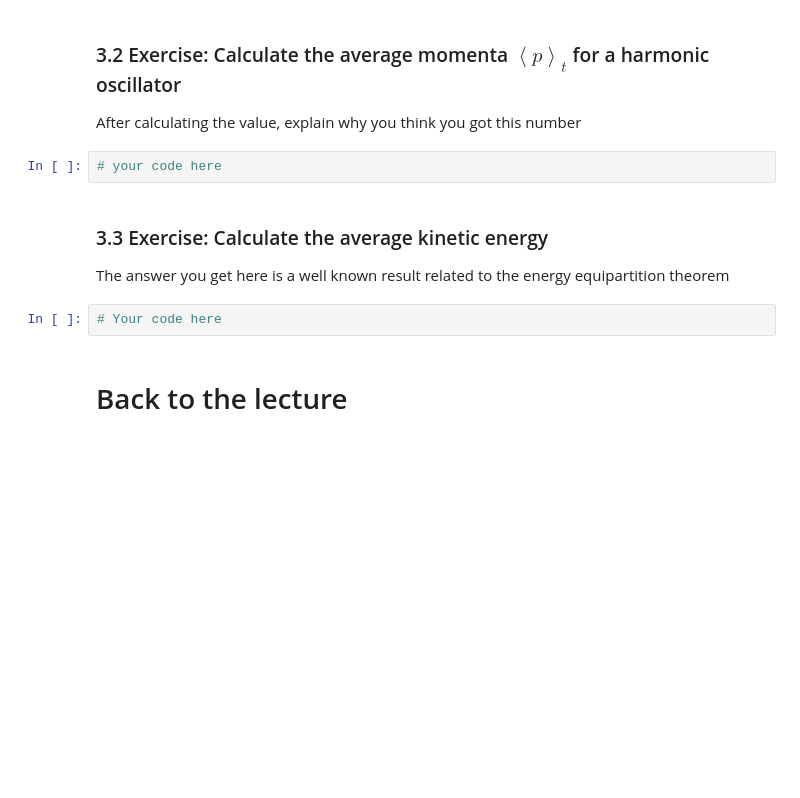
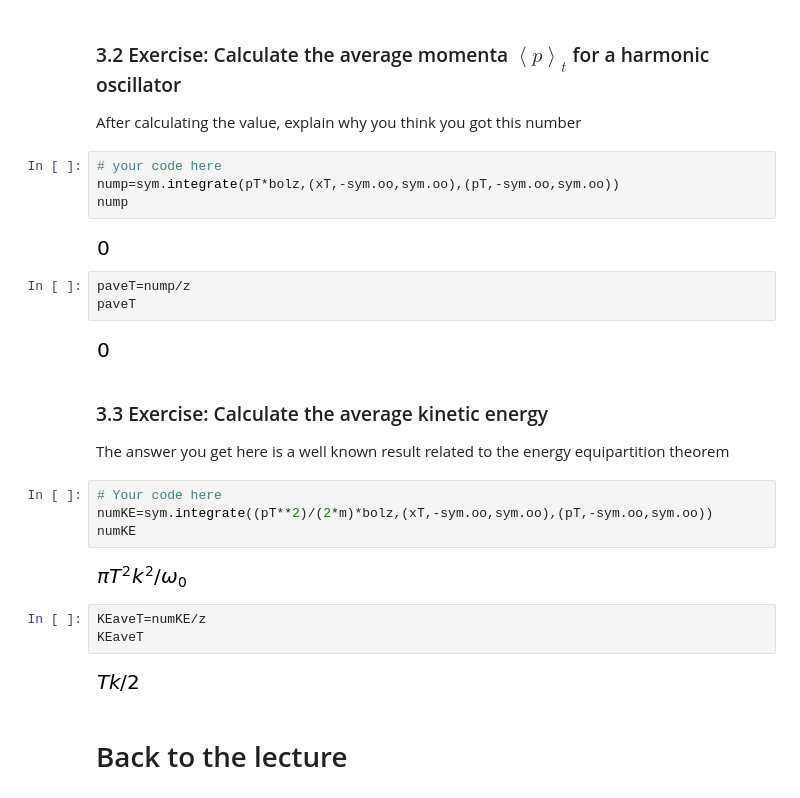
Before and after one commit to sju-chem264-2019/new-10-14-10-m-jacobo, a Jupyter notebook: harmonic_student.ipynb, the cells around one changed output. Drawn from its saved outputs; the diff is of its cells as text; blank space fills up the shorter version.

```diff
--- a/harmonic_student.ipynb
+++ b/harmonic_student.ipynb
@@ -206,14 +206,32 @@ xaveT
 ### 3.2 Exercise: Calculate the average momenta  ${\left\langle {p} \right\rangle}_t$ for a harmonic oscillator
 
 After calculating the value, explain why you think you got this number
-# %%
-# your code here
+# %%
+# your code here
+nump=sym.integrate(pT*bolz,(xT,-sym.oo,sym.oo),(pT,-sym.oo,sym.oo))
+nump
+# %% [output]
+[figure, added]
+# %%
+paveT=nump/z
+paveT
+# %% [output]
+[figure, added]
 # %% [markdown]
 ### 3.3 Exercise: Calculate the average kinetic energy
 
 The answer you get here is a well known result related to the energy equipartition theorem
-# %%
-# Your code here
+# %%
+# Your code here
+numKE=sym.integrate((pT**2)/(2*m)*bolz,(xT,-sym.oo,sym.oo),(pT,-sym.oo,sym.oo))
+numKE
+# %% [output]
+[figure, added]
+# %%
+KEaveT=numKE/z
+KEaveT
+# %% [output]
+[figure, added]
 # %% [markdown]
 # Back to the lecture
 # %% [markdown]
```
Also changed, not shown: parts of 1 cell of this notebook.
